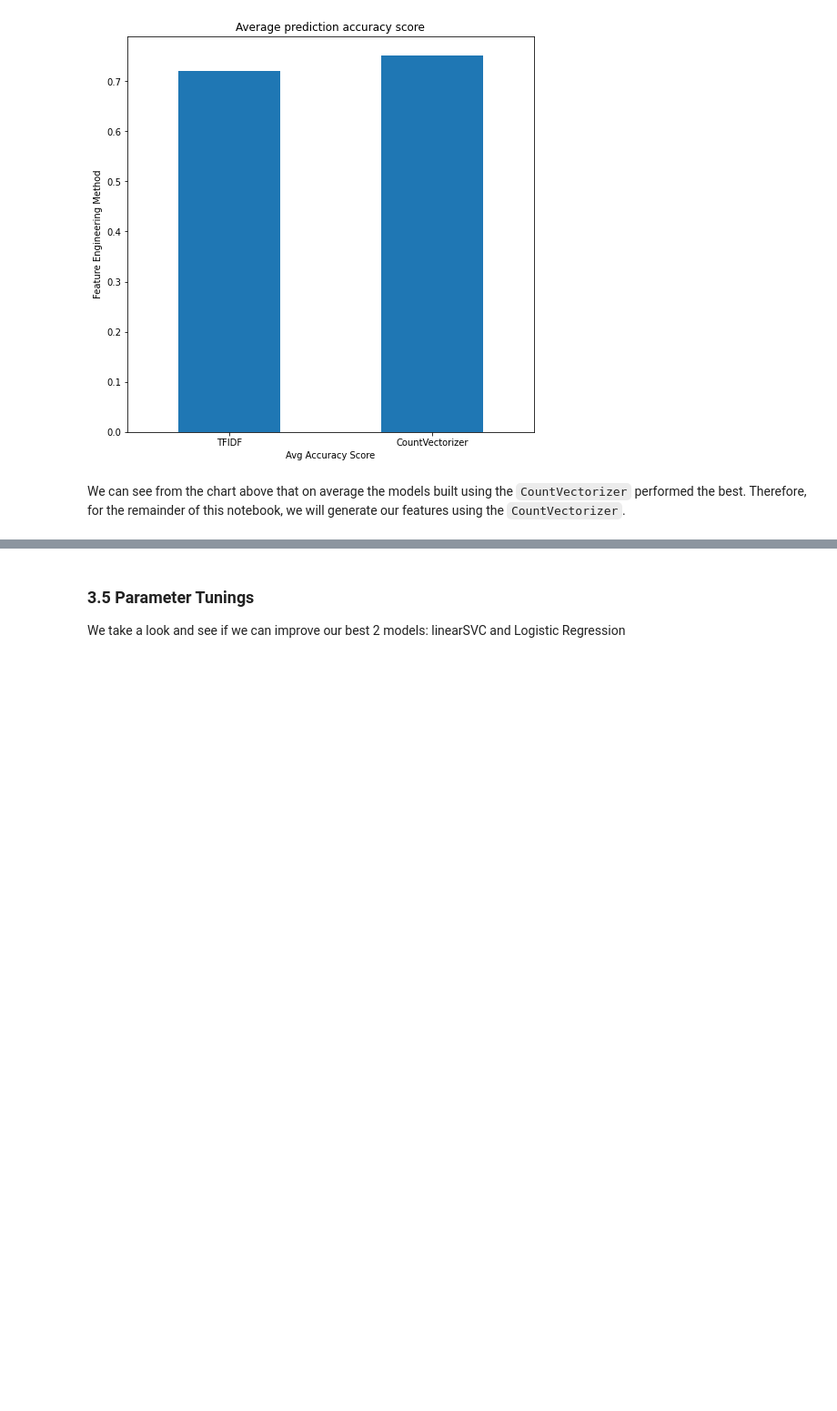
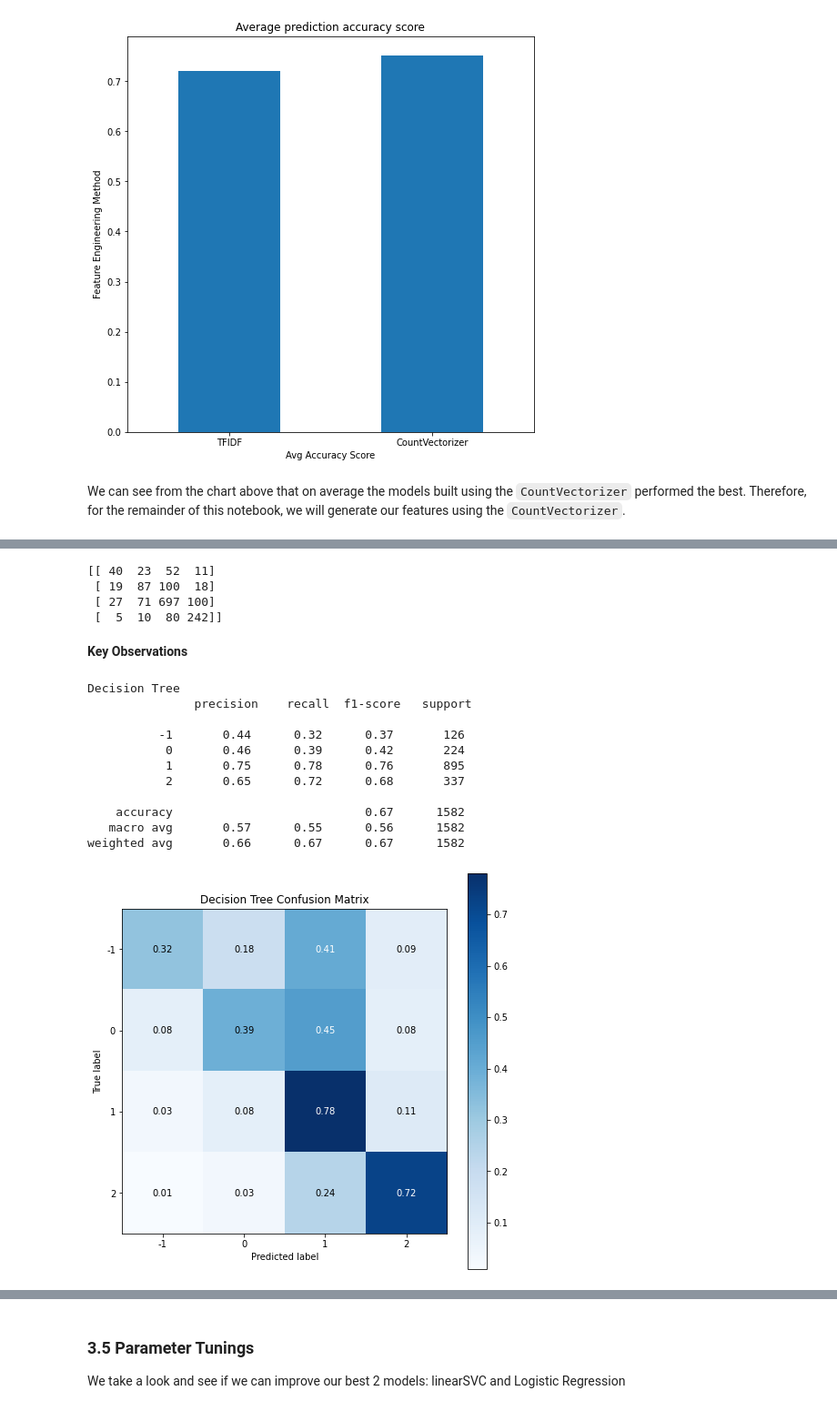
Before and after one commit to okonp07/Team-jm3-Advanced-Classification-Notebook, a Jupyter notebook: Global_warming-Climate_Change_Sentiment_Analysis_Team-jm-3_Base_Jupyter_file.ipynb, the cells around one changed output, grey strips where cells are left out. Shown: that part at 91% size. Saved outputs shown, nothing was run; the diff lists cells and outputs as text; code cells hidden in the pictures; blank space fills up the shorter version.

```diff
--- a/Global_warming-Climate_Change_Sentiment_Analysis_Team-jm-3_Base_Jupyter_file.ipynb
+++ b/Global_warming-Climate_Change_Sentiment_Analysis_Team-jm-3_Base_Jupyter_file.ipynb
@@ -1226,0 +1229,9 @@ The Logistic Regression Model and the LinearSVC model perform the best. The best
+# %%
+# Making validations set predicions
+
+tree_prediction = tree_count.predict(X_val)     # DecisionTreeClassifier predictions
+rfc_prediction = rfc_count.predict(X_val)       # RandomForestClassifier predictions
+Lsvc_prediction = Lsvc_count.predict(X_val)     # LinearSVClassifier Predictions
+logreg_prediction = logreg_count.predict(X_val) # Logistic regression predictions
+SGD_prediction = SGD_count.predict(X_val)       # SGD Classifier predictions
+SVC_prediction = svc_count.predict(X_val)       # Support vector machine predictions
@@ -1226,0 +1246,28 @@ The Logistic Regression Model and the LinearSVC model perform the best. The best
+# %%
+print(confusion_matrix(y_val, tree_prediction))
+# %% [output]
+[[ 40  23  52  11]
+ [ 19  87 100  18]
+ [ 27  71 697 100]
+ [  5  10  80 242]]
+# %% [markdown]
+**Key Observations**
+# %%
+# Print out the classification report of the Decision tree model and plot the confusion matrix
+print('\nDecision Tree\n', classification_report(y_val, tree_prediction))
+plot_confusion_matrix(y_val, tree_prediction, normalize=True,figsize=(8,8),cmap='Blues')
+plt.title('Decision Tree Confusion Matrix')
+plt.show()
+# %% [output]
+Decision Tree
+               precision    recall  f1-score   support
+
+          -1       0.44      0.32      0.37       126
+           0       0.46      0.39      0.42       224
+           1       0.75      0.78      0.76       895
+           2       0.65      0.72      0.68       337
+
+    accuracy                           0.67      1582
+   macro avg       0.57      0.55      0.56      1582
+weighted avg       0.66      0.67      0.67      1582
+[figure, added]
```
Also changed, not shown: parts of 14 cells of this notebook.
